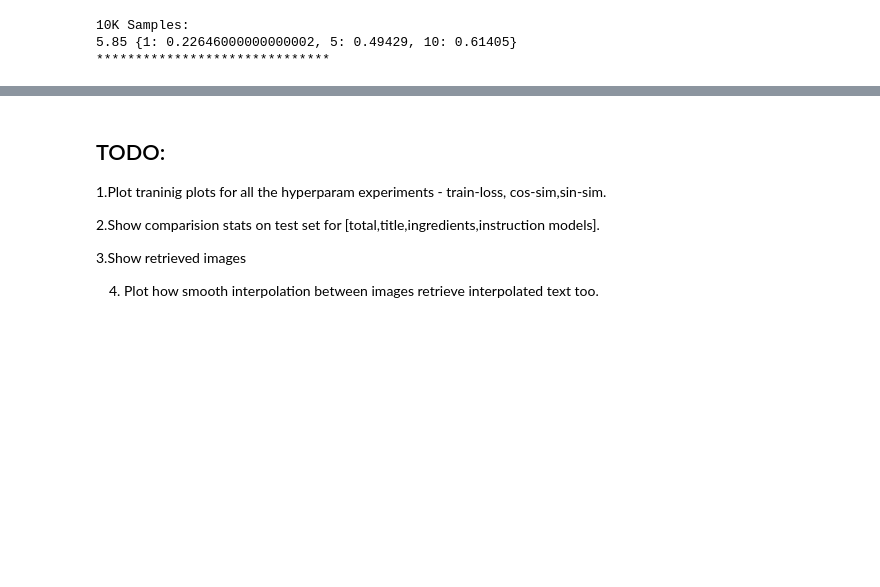
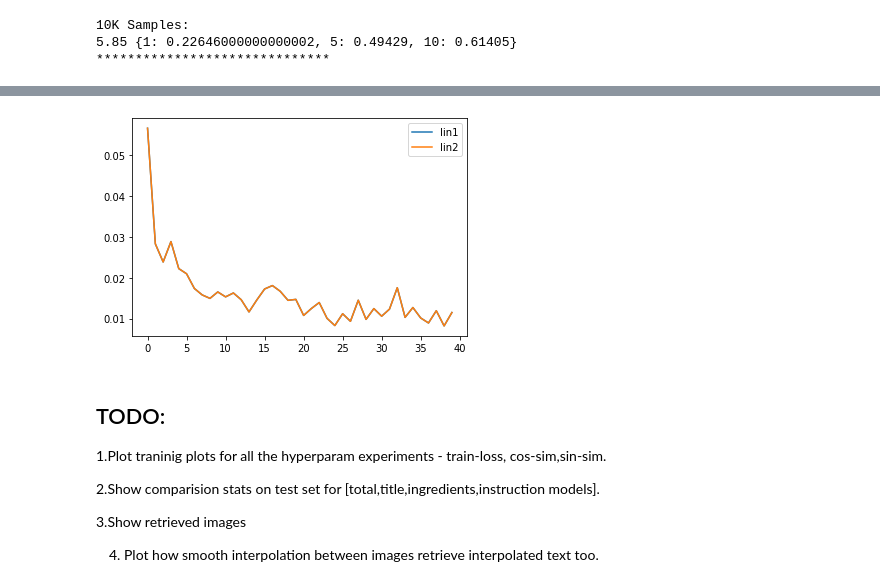
Before and after one commit to Crossmdl/Crossmdl, a Jupyter notebook: nbs/Recipe_evaluation.ipynb, the cells around one changed output, grey strips where cells are left out. Cells and saved outputs as stored; diff of their text form; code cells hidden in the pictures; blank space fills up the shorter version.

```diff
--- a/nbs/Recipe_evaluation.ipynb
+++ b/nbs/Recipe_evaluation.ipynb
@@ -378,3 +410,12 @@ df = pd.read_csv(log_dir+'csvlogs/retrievaleps_0.5_defaultbest/metrics.csv')
+# %%
+import matplotlib.pyplot as plt
+
+plt.plot(list(range(40)),e['train_loss'][:40],label='lin1')
+plt.plot(list(range(40)),f['train_loss'][:40],label='lin2')
+plt.legend()
+plt.show()
+# %% [output]
+[figure, added]
 # %% [markdown]
 ## TODO:
 
```
Also changed, not shown: parts of 4 cells of this notebook, 9 other files.
